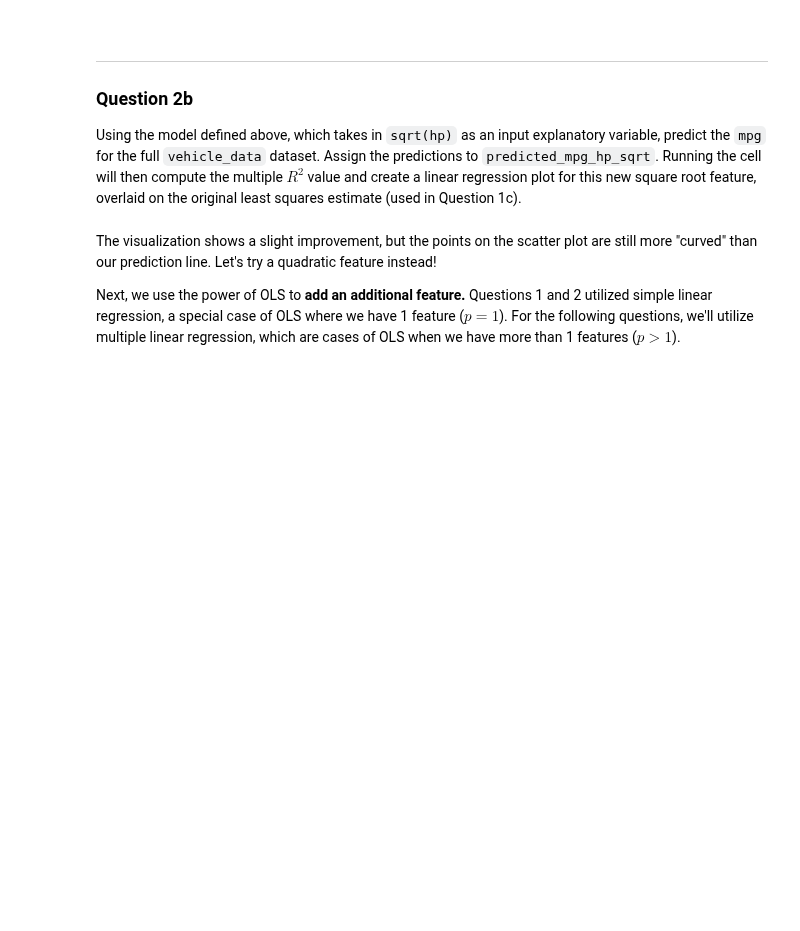
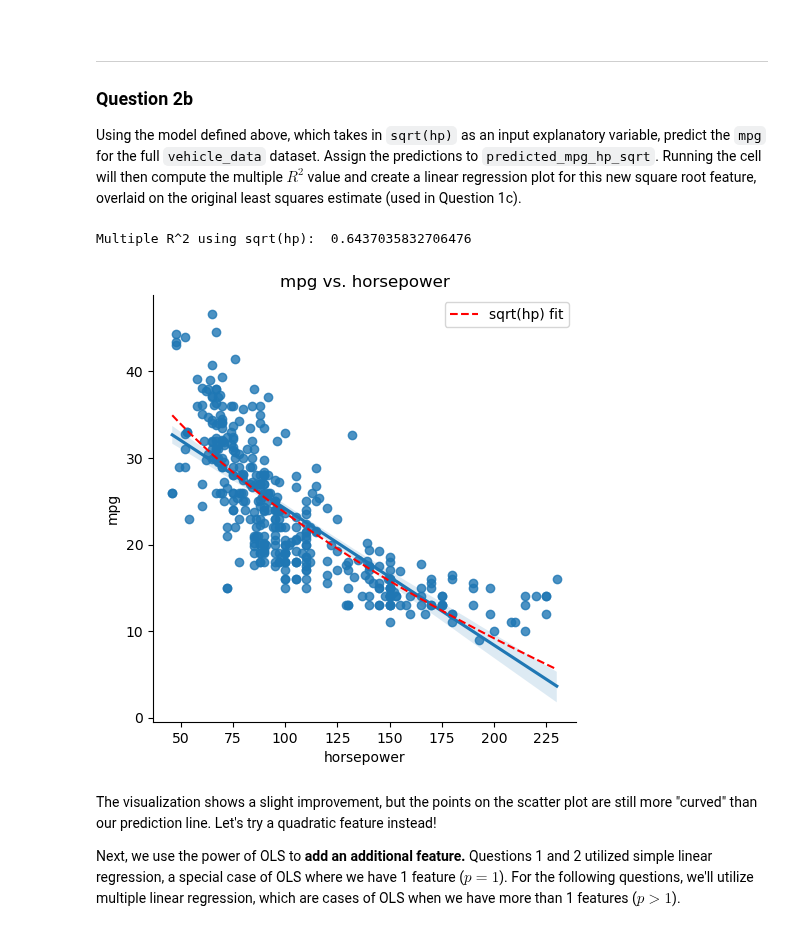
Before and after one commit to ac0033/sp25-student, a Jupyter notebook: lab/lab06/lab06.ipynb, the cells around one changed output. Saved outputs shown, nothing was run; the diff lists cells and outputs as text; code cells hidden in the pictures; blank space fills up the shorter version.

```diff
--- a/lab/lab06/lab06.ipynb
+++ b/lab/lab06/lab06.ipynb
@@ -391,17 +439,20 @@ model.predict(single_datapoint)
 
 Using the model defined above, which takes in `sqrt(hp)` as an input explanatory variable, predict the `mpg` for the full `vehicle_data` dataset. Assign the predictions to `predicted_mpg_hp_sqrt`. Running the cell will then compute the multiple $R^2$ value and create a linear regression plot for this new square root feature, overlaid on the original least squares estimate (used in Question 1c).
 # %%
-predicted_mpg_hp_sqrt = ...
+predicted_mpg_hp_sqrt = model.predict(vehicle_data[['sqrt(hp)']])
 
 # Do not modify below this line.
 r2_hp_sqrt = np.var(predicted_mpg_hp_sqrt) / np.var(vehicle_data['mpg'])
 print('Multiple R^2 using sqrt(hp): ', r2_hp_sqrt)
 
 sns.lmplot(x = 'horsepower', y = 'mpg', data = vehicle_data)
 plt.plot(vehicle_data['horsepower'],  predicted_mpg_hp_sqrt,
          color = 'r', linestyle='--', label='sqrt(hp) fit');
 plt.title("mpg vs. horsepower")
 plt.legend();
+# %% [output]
+Multiple R^2 using sqrt(hp):  0.6437035832706476
+[figure, added]
 # %% [markdown]
 <!-- END QUESTION -->
 
```
Also changed, not shown: parts of 40 cells of this notebook, 1 other file.
